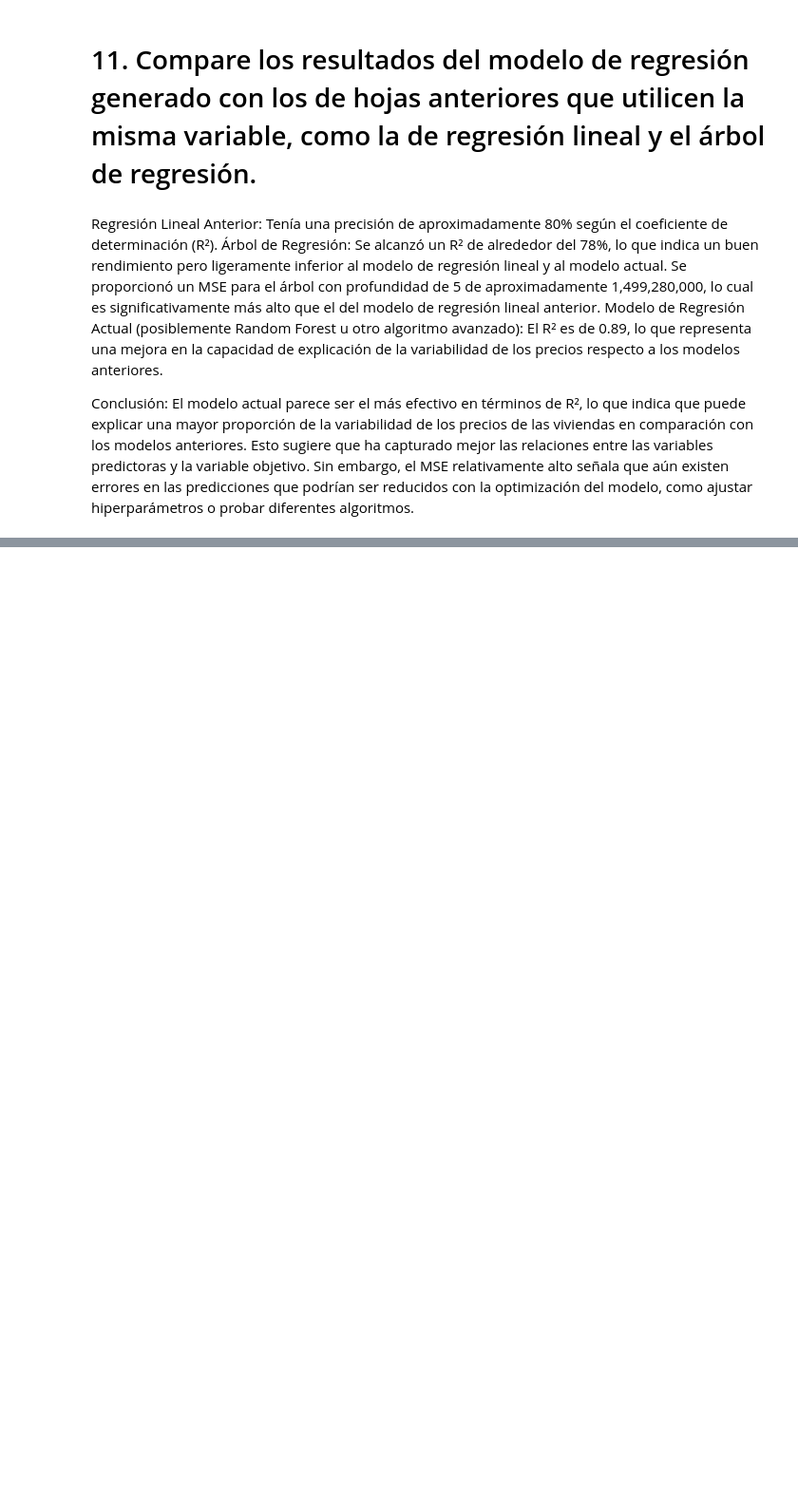
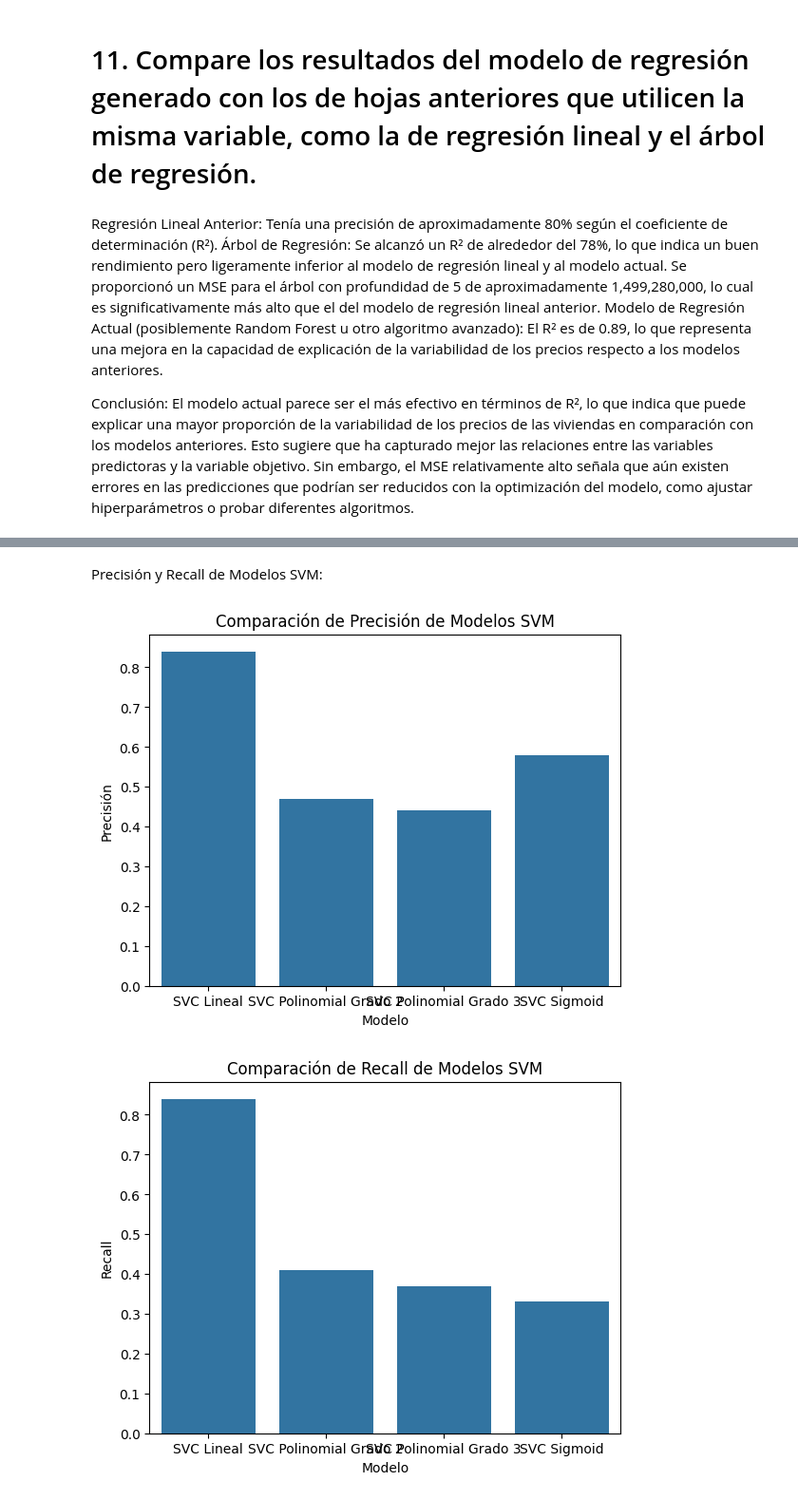
Before and after one commit to AGM54/minhoj, a Jupyter notebook: Model.ipynb, the cells around one changed output, grey strips where cells are left out. Shown: that part at 95% size. Drawn from its saved outputs; the diff is of its cells as text; code cells hidden in the pictures; blank space fills up the shorter version.

```diff
--- a/Model.ipynb
+++ b/Model.ipynb
@@ -427,0 +468,18 @@ El modelo actual parece ser el más efectivo en términos de R², lo que indica
+# %% [markdown]
+Precisión y Recall de Modelos SVM:
+# %%
+models_evaluation = pd.DataFrame({
+    'Modelo': ['SVC Lineal', 'SVC Polinomial Grado 2', 'SVC Polinomial Grado 3', 'SVC Sigmoid'],
+    'Precisión': [0.84, 0.47, 0.44, 0.58],
+    'Recall': [0.84, 0.41, 0.37, 0.33]
+})
+sns.barplot(x='Modelo', y='Precisión', data=models_evaluation)
+plt.title("Comparación de Precisión de Modelos SVM")
+plt.show()
+
+sns.barplot(x='Modelo', y='Recall', data=models_evaluation)
+plt.title("Comparación de Recall de Modelos SVM")
+plt.show()
+# %% [output]
+[figure, added]
+[figure, added]
```
Also changed, not shown: parts of 5 cells of this notebook.
